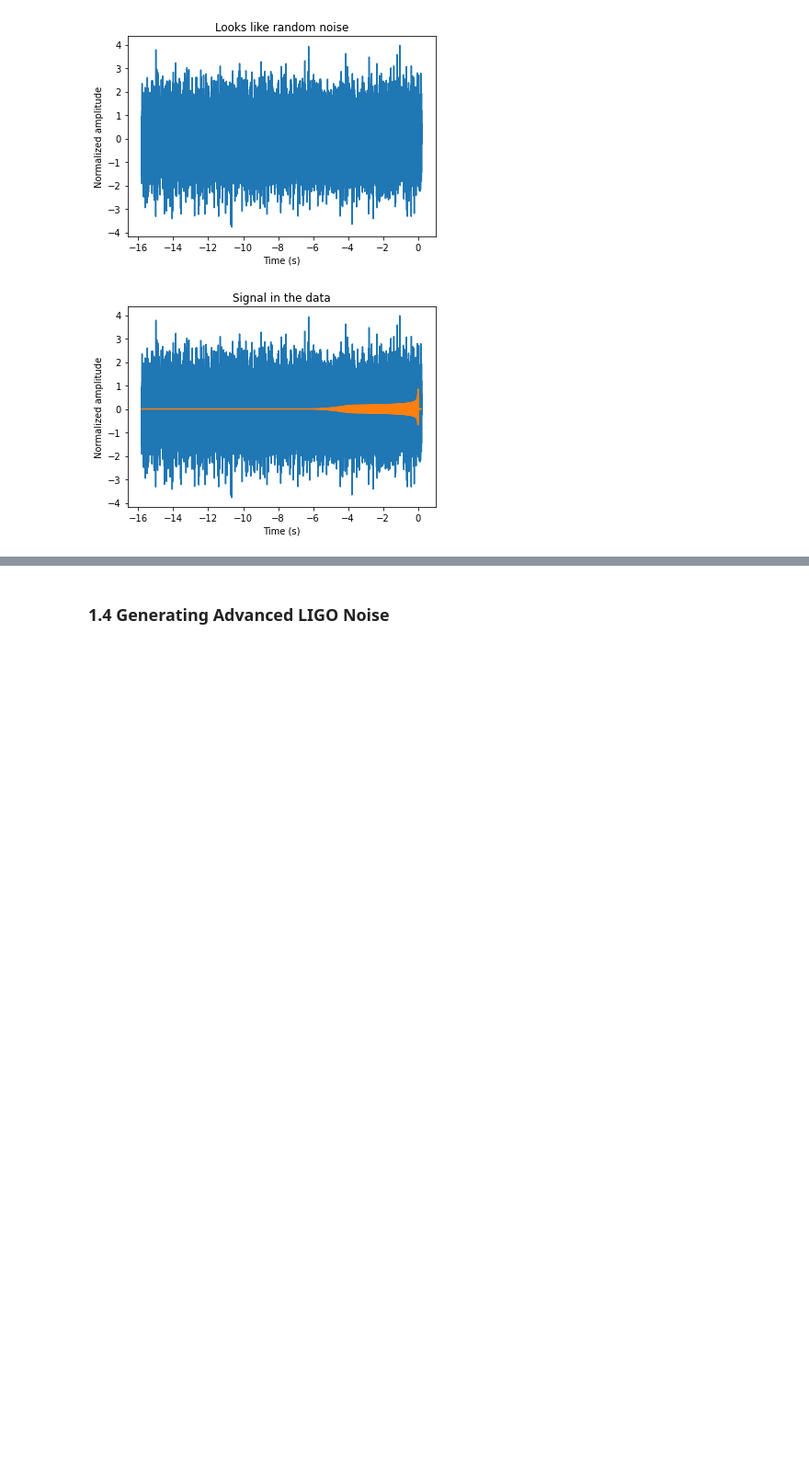
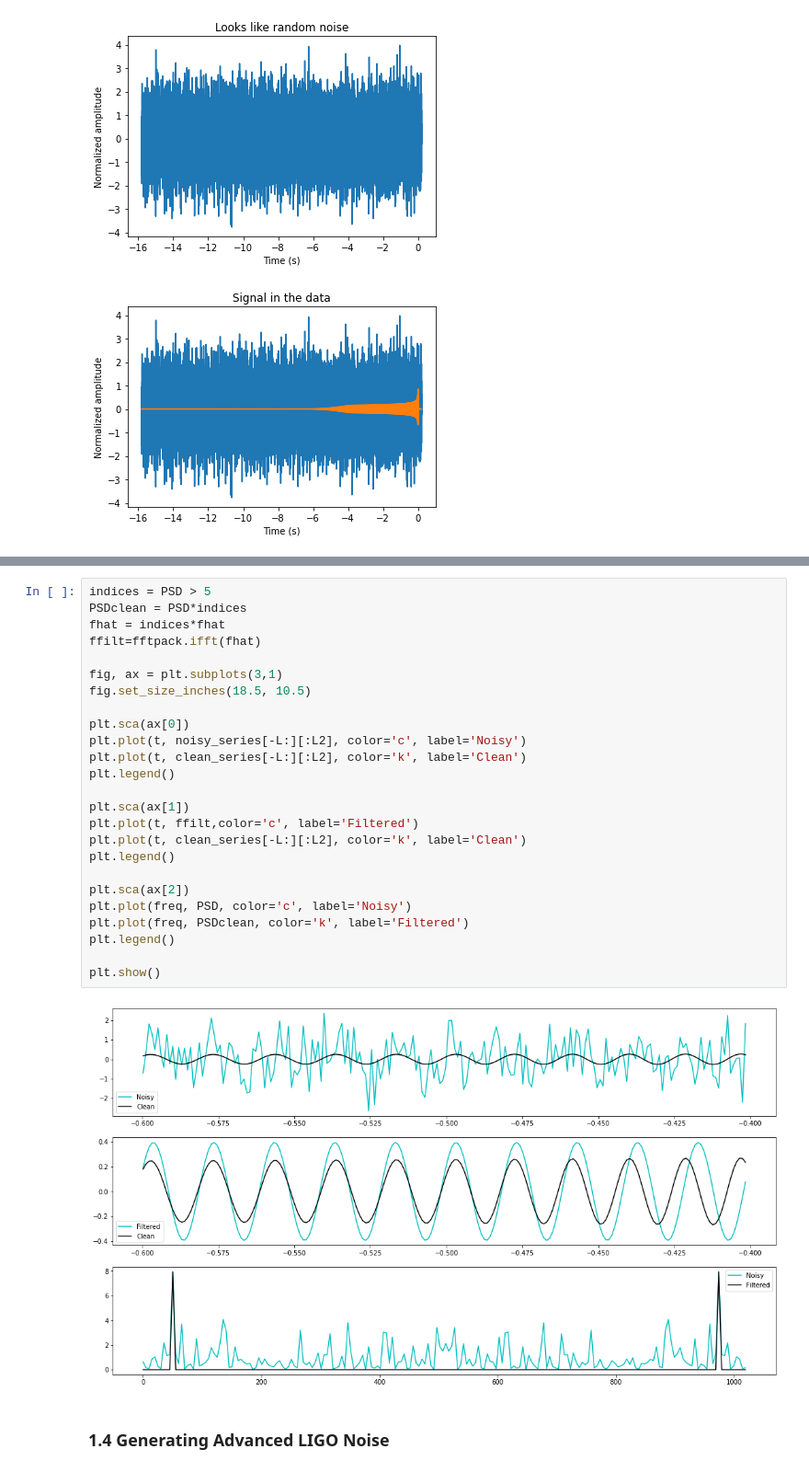
Before and after one commit to xli2522/GW-SignalGen, a Jupyter notebook: GW_gen.ipynb, the cells around one changed output, grey strips where cells are left out. Shown at 92% size. Drawn from its saved outputs; the diff is of its cells as text; blank space fills up the shorter version.

```diff
--- a/GW_gen.ipynb
+++ b/GW_gen.ipynb
@@ -271,3 +335,30 @@ Text(0, 0.5, 'Normalized amplitude')
+# %%
+indices = PSD > 5
+PSDclean = PSD*indices
+fhat = indices*fhat
+ffilt=fftpack.ifft(fhat)
+
+fig, ax = plt.subplots(3,1)
+fig.set_size_inches(18.5, 10.5)
+
+plt.sca(ax[0])
+plt.plot(t, noisy_series[-L:][:L2], color='c', label='Noisy')
+plt.plot(t, clean_series[-L:][:L2], color='k', label='Clean')
+plt.legend()
+
+plt.sca(ax[1])
+plt.plot(t, ffilt,color='c', label='Filtered')
+plt.plot(t, clean_series[-L:][:L2], color='k', label='Clean')
+plt.legend()
+
+plt.sca(ax[2])
+plt.plot(freq, PSD, color='c', label='Noisy')
+plt.plot(freq, PSDclean, color='k', label='Filtered')
+plt.legend()
+
+plt.show()
+# %% [output]
+[figure, added]
 # %% [markdown]
 ### 1.4 Generating Advanced LIGO Noise
 # %% [markdown]
```
Also changed, not shown: parts of 16 cells of this notebook.
